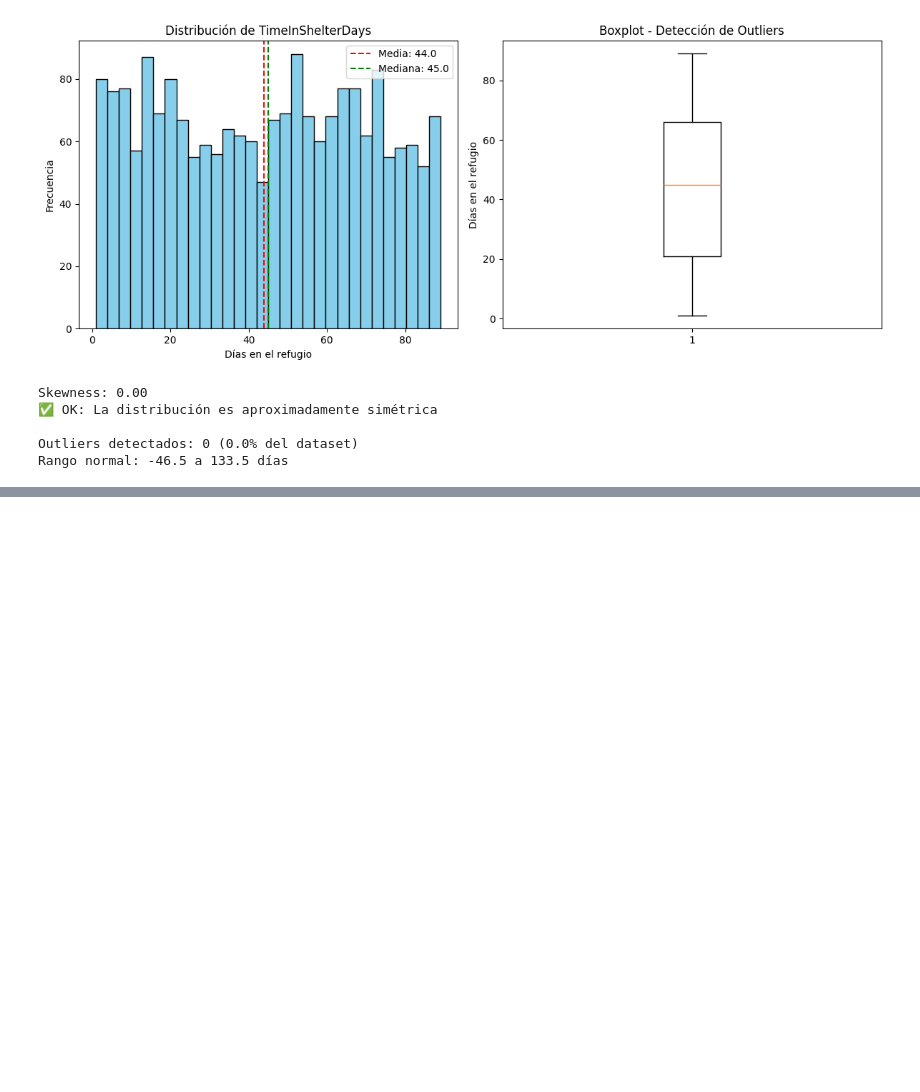
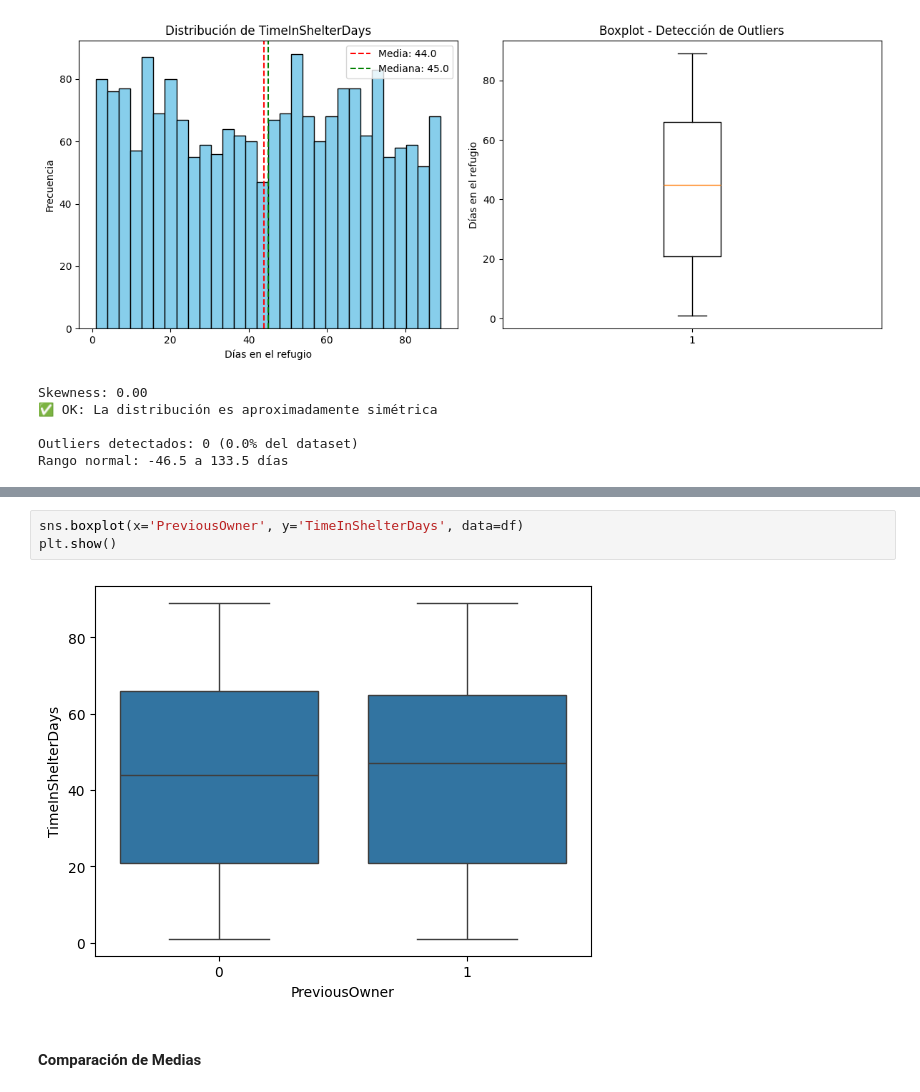
Before and after one commit to Bootcamp-IA-P6/Proyect_V_Regression_Team3, a Jupyter notebook: noteboooks/01_eda.ipynb, the cells around one changed output, grey strips where cells are left out. Drawn from its saved outputs; the diff is of its cells as text; blank space fills up the shorter version.

```diff
--- a/noteboooks/01_eda.ipynb
+++ b/noteboooks/01_eda.ipynb
@@ -408,0 +436,7 @@ Rango normal: -46.5 a 133.5 días
+# %%
+sns.boxplot(x='PreviousOwner', y='TimeInShelterDays', data=df)
+plt.show()
+# %% [output]
+[figure, added]
+# %% [markdown]
+#### Comparación de Medias
```
Also changed, not shown: parts of 35 cells of this notebook.
